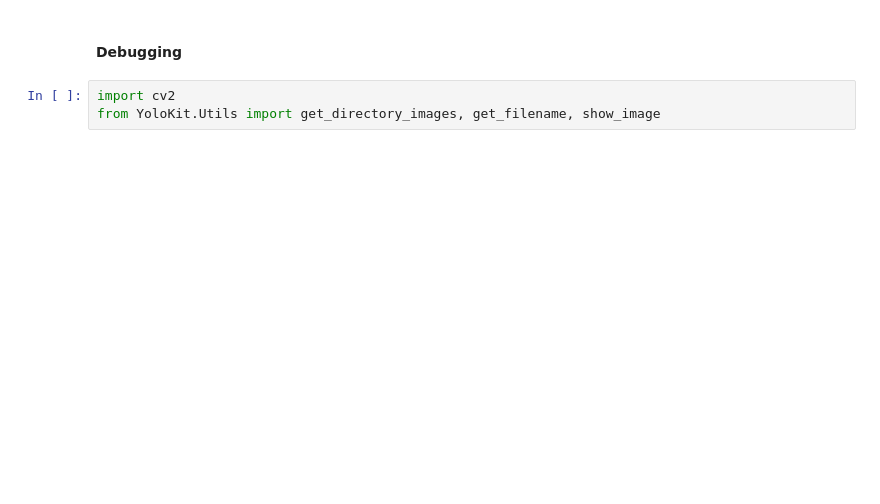
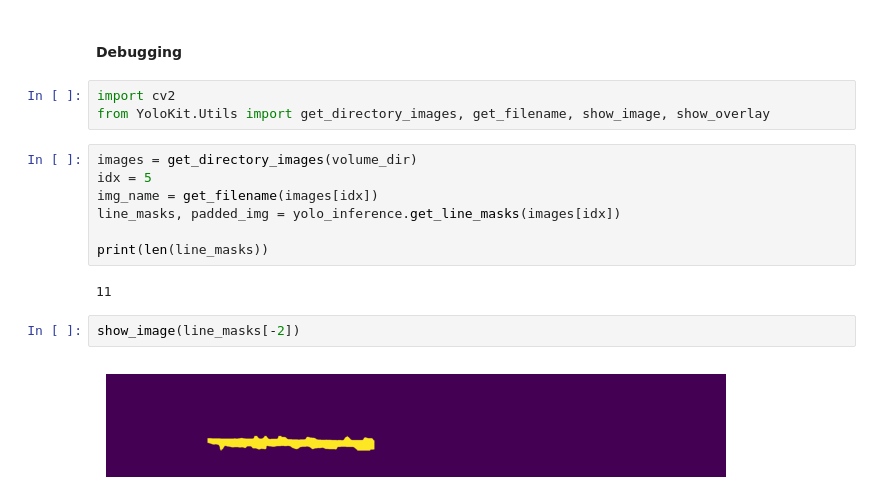
Before and after one commit to buda-base/yolo-segmentation, a Jupyter notebook: InferenceClass.ipynb, the cells around one changed output. Cells and saved outputs as stored; diff of their text form; blank space fills up the shorter version.

```diff
--- a/InferenceClass.ipynb
+++ b/InferenceClass.ipynb
@@ -17,7 +24,20 @@ yolo_inference.generate_page_xmL(volume_dir,page_xml_output)
 #### Debugging
 # %%
 import cv2
-from YoloKit.Utils import get_directory_images, get_filename, show_image
+from YoloKit.Utils import get_directory_images, get_filename, show_image, show_overlay
+# %%
+images = get_directory_images(volume_dir)
+idx = 5
+img_name = get_filename(images[idx])
+line_masks, padded_img = yolo_inference.get_line_masks(images[idx])
+
+print(len(line_masks))
+# %% [output]
+11
+# %%
+show_image(line_masks[-2])
+# %% [output]
+[figure, added]
 # %%
 images = get_directory_images(volume_dir)
 print(f"Images: {len(images)}")
```
Also changed, not shown: parts of 5 cells of this notebook, 3 other files.
